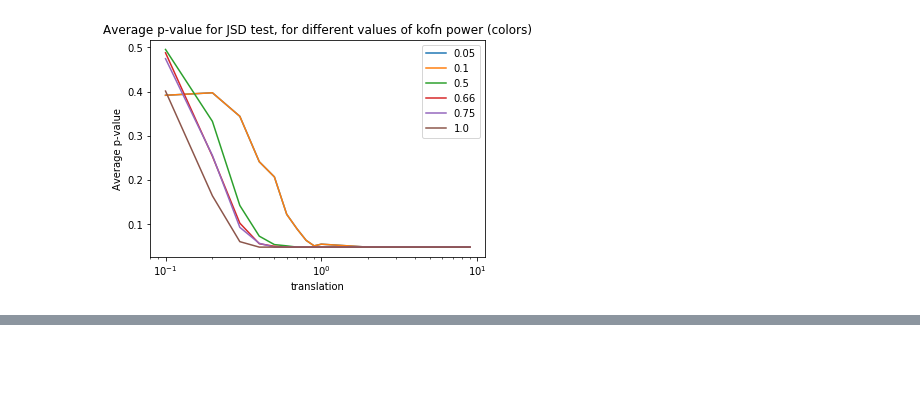
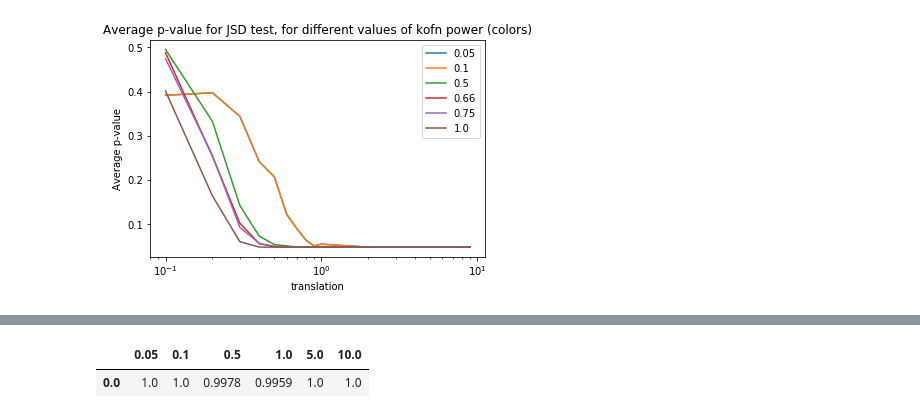
Before and after one commit to mariondechallens/GMDA, a Jupyter notebook: Results.ipynb, the cells around one changed output, grey strips where cells are left out. Cells and saved outputs as stored; diff of their text form; code cells hidden in the pictures; blank space fills up the shorter version.

```diff
--- a/Results.ipynb
+++ b/Results.ipynb
@@ -221,11 +239,11 @@ Wall time: 1.33 s
 # %% [markdown]
 #### Producing results on several gaussian data
 # %%
-def JSD_test(g1,g2,n=50):
+def JSD_test(g1,g2,n=50, alpha=0.05):
     rd.seed(0)
     kofn_power = 0.66
     fk = DDBC_feedback(
-        g1, g2,
+        g1, g2, alpha=alpha
     )
     fk.permutation_test(n_permutations=n)
     return fk
@@ -233,6 +251,8 @@ def JSD_test(g1,g2,n=50):
 With the same datas as question 3, we have the same result.
 # %%
 N=10000
+alpha = 0.05
+
 stat = []
 p_val = []
 
@@ -240,7 +260,7 @@ g1 = gaussian_mix(d=2,N=3,t=1,n=50, seed=0)
 for i in tqdm_notebook(range(1, N+1)):
 
     g2 = gaussian_mix(d=2,N=3,t=1,n=50, seed=i)  # should be identical to g1 except for random seed
-    fk = JSD_test(g1,g2, n=15)
+    fk = JSD_test(g1,g2, n=15, alpha=alpha)
     stat.append(fk.b)
     p_val.append(fk.p_value)
 # %% [output]
@@ -359,7 +377,7 @@ def compare(g1, g2, test, param, n_permutations=20, alpha=0.95):
     else:
         #MMD
         kernel_class = GaussianKernel(sigma=param)
-        test = MMD_test(kernel_class=kernel_class, alpha=alpha, biased=True)
+        test = MMD_test(kernel_class=kernel_class, alpha_c=alpha, biased=True)
 
         test.fit(X=g1, Y=g2, verbose=False)
 
@@ -548,3 +566,32 @@ if test == "JSD":
 [figure]
 [figure]
 [figure]
+# %%
+###########################################################################
+test = "MMD"
+param_list =  [0.05, 0.1, 0.5, 1, 5, 10]
+alpha=0.95
+n_permutations=20
+N_test=10000  # number test for each configuration
+
+# parameters for Gaussian
+pas_list=[0.]
+d=2
+N_dim=3
+N_translations=2
+n=50
+s=1
+###########################################################################
+result = {}
+for pas in pas_list:
+    result[pas] = compare_echantillon(
+        test, param_list,
+        N_test=N_test, pas=pas, d=d, N_dim=N_dim, N_translations=N_translations, n=n, s=s, n_permutations=n_permutations,
+        alpha=alpha
+    )
+
+
+err_type_2_df = pd.concat([result[pas][0] for pas in pas_list], axis=0)
+test_stat_df = pd.concat([result[pas][1] for pas in pas_list], axis=0)
+if test == "JSD":
+    test_p_val_df = pd.concat([result[pas][2] for pas in pas_list], axis=0)
@@ -550,0 +600,5 @@ if test == "JSD":
+# %%
+err_type_2_df
+# %% [output]
+|  | 0.05 | 0.1 | 0.5 | 1.0 | 5.0 | 10.0 |
+| 0.0 | 1.0 | 1.0 | 0.9978 | 0.9959 | 1.0 | 1.0 |
```
Also changed, not shown: parts of 13 cells of this notebook, 2 other files.
